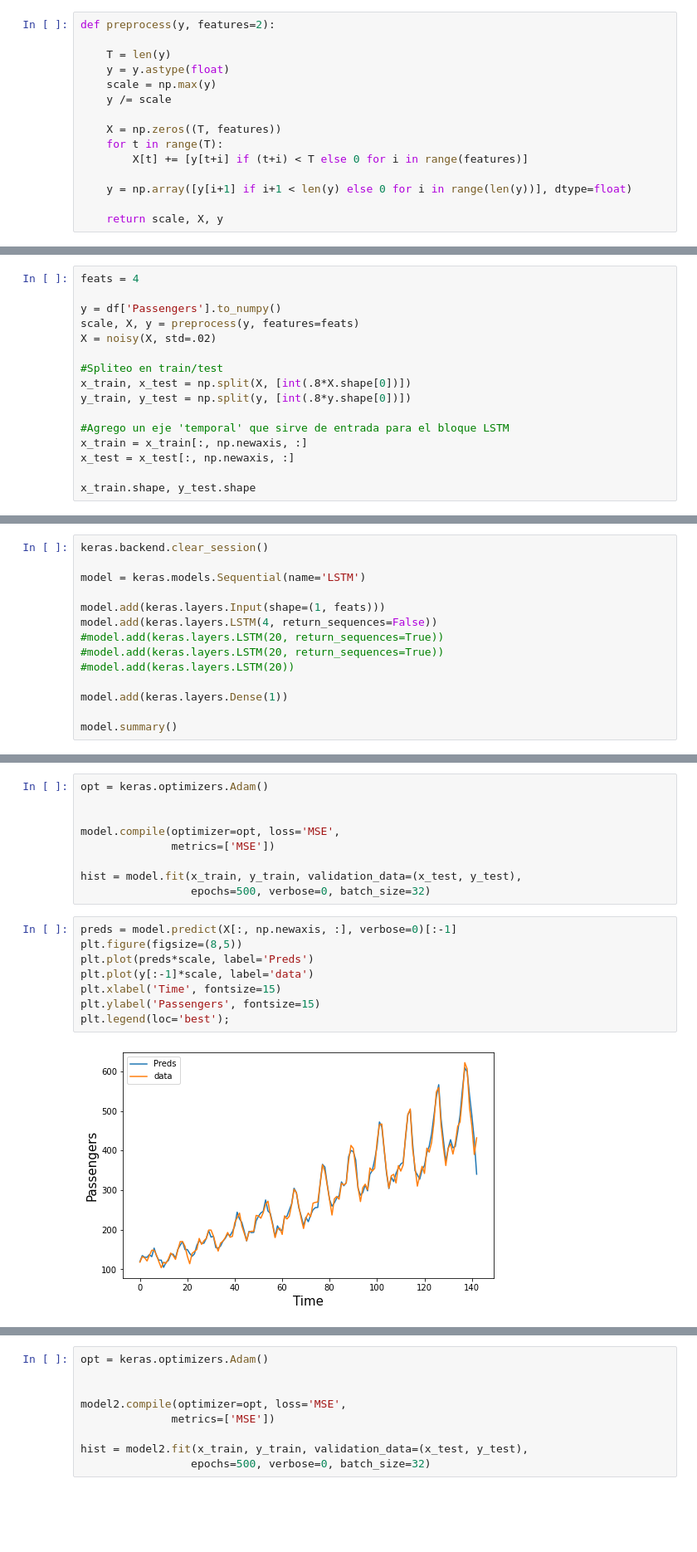
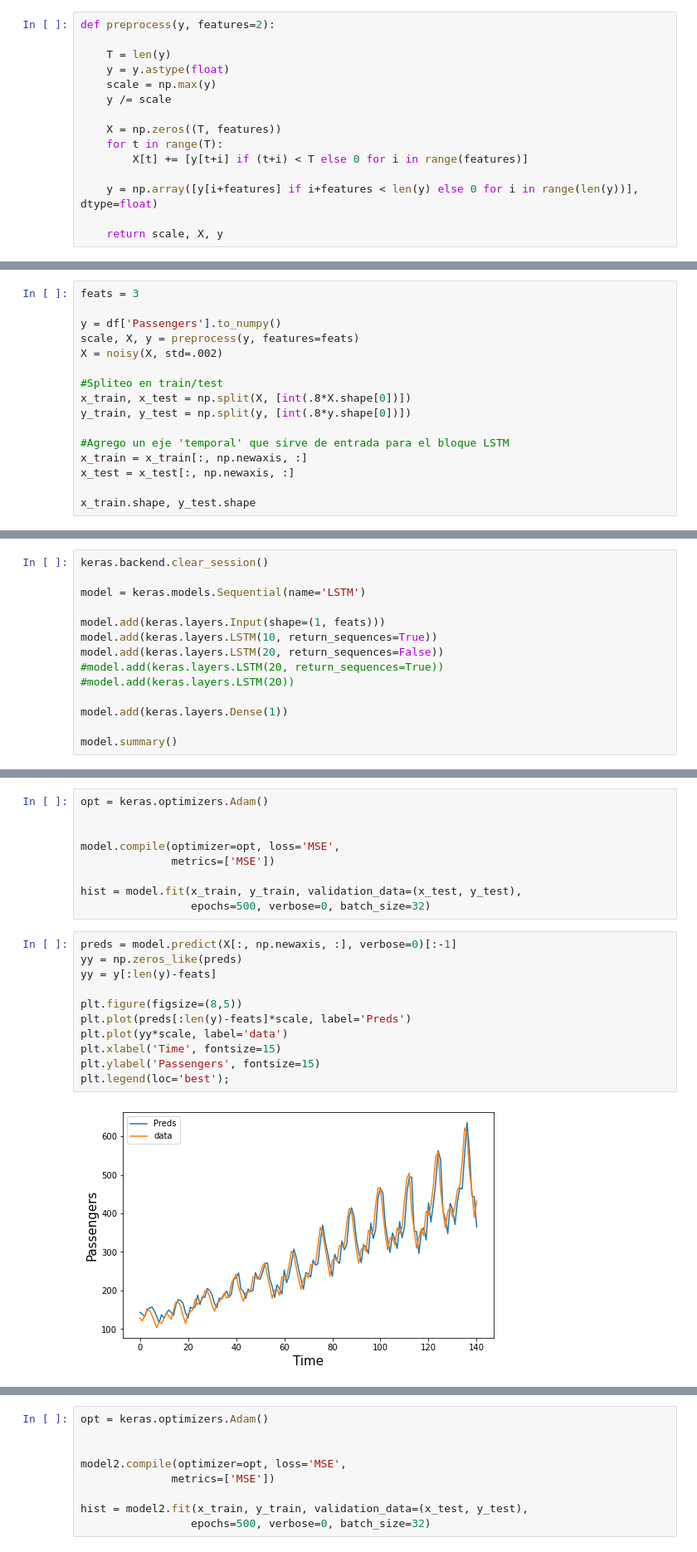
Before and after one commit to lautarogiordano/DL-IB-Exs, a Jupyter notebook: P7/Ej_1_LSTM.ipynb, the cells around one changed output, grey strips where cells are left out. Shown at 83% size. Saved outputs shown, nothing was run; the diff lists cells and outputs as text; blank space fills up the shorter version.

```diff
--- a/P7/Ej_1_LSTM.ipynb
+++ b/P7/Ej_1_LSTM.ipynb
@@ -27,7 +27,7 @@ def preprocess(y, features=2):
     for t in range(T):
         X[t] += [y[t+i] if (t+i) < T else 0 for i in range(features)]
 
-    y = np.array([y[i+1] if i+1 < len(y) else 0 for i in range(len(y))], dtype=float)
+    y = np.array([y[i+features] if i+features < len(y) else 0 for i in range(len(y))], dtype=float)
 
     return scale, X, y
 # %%
@@ -36,11 +36,11 @@ def noisy(X, std=.02):
     noise = np.random.normal(0, std, size=X.shape)
     return np.clip(X+noise, a_min=0, a_max=None)
 # %%
-feats = 4
+feats = 3
 
 y = df['Passengers'].to_numpy()
 scale, X, y = preprocess(y, features=feats)
-X = noisy(X, std=.02)
+X = noisy(X, std=.002)
 
 #Spliteo en train/test
 x_train, x_test = np.split(X, [int(.8*X.shape[0])])
@@ -59,8 +59,8 @@ keras.backend.clear_session()
 model = keras.models.Sequential(name='LSTM')
 
 model.add(keras.layers.Input(shape=(1, feats)))
-model.add(keras.layers.LSTM(4, return_sequences=False))
-#model.add(keras.layers.LSTM(20, return_sequences=True))
+model.add(keras.layers.LSTM(10, return_sequences=True))
+model.add(keras.layers.LSTM(20, return_sequences=False))
 #model.add(keras.layers.LSTM(20, return_sequences=True))
 #model.add(keras.layers.LSTM(20))
 
@@ -92,14 +94,17 @@ hist = model.fit(x_train, y_train, validation_data=(x_test, y_test),
                  epochs=500, verbose=0, batch_size=32)
 # %%
 preds = model.predict(X[:, np.newaxis, :], verbose=0)[:-1]
+yy = np.zeros_like(preds)
+yy = y[:len(y)-feats]
+
 plt.figure(figsize=(8,5))
-plt.plot(preds*scale, label='Preds')
-plt.plot(y[:-1]*scale, label='data')
+plt.plot(preds[:len(y)-feats]*scale, label='Preds')
+plt.plot(yy*scale, label='data')
 plt.xlabel('Time', fontsize=15)
 plt.ylabel('Passengers', fontsize=15)
 plt.legend(loc='best');
 # %% [output]
-[figure, old version]
+[figure, new version]
 # %%
 model2 = keras.models.Sequential(name='Dense')
 
```
Also changed, not shown: parts of 5 cells of this notebook.
